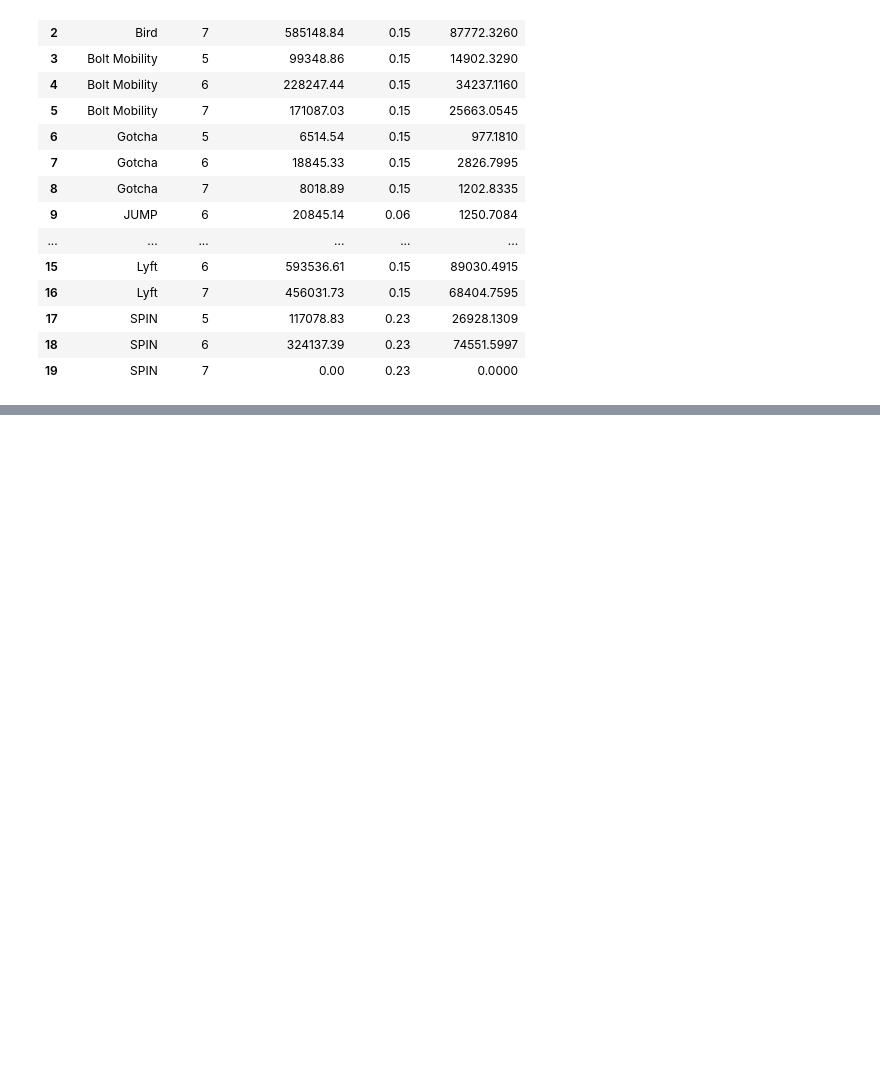
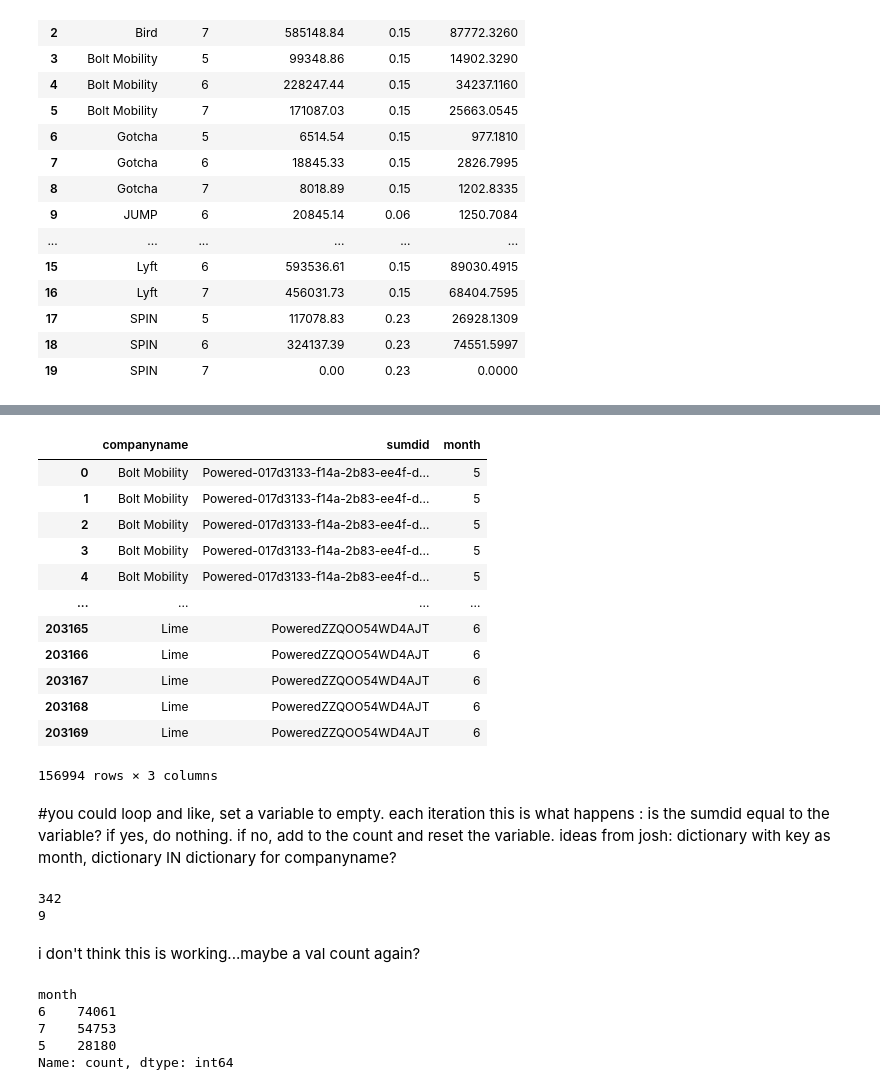
Before and after one commit to NSS-Full-Time-Data-Analytics-11/nashville-scooters-jazzy, a Jupyter notebook: notebooks/prices_trips.ipynb, the cells around one changed output, grey strips where cells are left out. Saved outputs shown, nothing was run; the diff lists cells and outputs as text; code cells hidden in the pictures; blank space fills up the shorter version.

```diff
--- a/notebooks/prices_trips.ipynb
+++ b/notebooks/prices_trips.ipynb
@@ -264,6 +264,8 @@ tripscost.head()
 | 2 | 2019-05-26 | Bolt Mobility | 0.15 | Powered-017d3133-f14a-2b83-ee4f-d... | 107.87 | 7.491% | 5 |
 | 3 | 2019-05-27 | Bolt Mobility | 0.15 | Powered-017d3133-f14a-2b83-ee4f-d... | 147.86 | 10.268% | 5 |
 | 4 | 2019-05-29 | Bolt Mobility | 0.15 | Powered-017d3133-f14a-2b83-ee4f-d... | 12.68 | 0.881% | 5 |
+# %%
+tripscost_scootcount = tripscost
 # %%
 tripscost = tripscost.drop(['date', 'sumdid', 'total_min_per_day_used', 'trip_use_per_day_percent'], axis=1)
 # %%
@@ -366,0 +389,50 @@ tripscost_grouped_month
+# %%
+tripscost_scootcount = tripscost_scootcount.drop(['date', 'min_cost', 'total_min_per_day_used', 'trip_use_per_day_percent'], axis = 1)
+# %%
+tripscost_scootcount
+# %% [output]
+|  | companyname | sumdid | month |
+| 0 | Bolt Mobility | Powered-017d3133-f14a-2b83-ee4f-d... | 5 |
+| 1 | Bolt Mobility | Powered-017d3133-f14a-2b83-ee4f-d... | 5 |
+| 2 | Bolt Mobility | Powered-017d3133-f14a-2b83-ee4f-d... | 5 |
+| 3 | Bolt Mobility | Powered-017d3133-f14a-2b83-ee4f-d... | 5 |
+| 4 | Bolt Mobility | Powered-017d3133-f14a-2b83-ee4f-d... | 5 |
+| ... | ... | ... | ... |
+| 203165 | Lime | PoweredZZQOO54WD4AJT | 6 |
+| 203166 | Lime | PoweredZZQOO54WD4AJT | 6 |
+| 203167 | Lime | PoweredZZQOO54WD4AJT | 6 |
+| 203168 | Lime | PoweredZZQOO54WD4AJT | 6 |
+| 203169 | Lime | PoweredZZQOO54WD4AJT | 6 |
+156994 rows × 3 columns
+# %% [markdown]
+#you could loop and like, set a variable to empty. each iteration this is what happens : is the sumdid equal to the variable? if yes, do nothing. if no, add to the count and reset the variable.
+ideas from josh: dictionary with key as month, dictionary IN dictionary for companyname?
+# %%
+sumdid_var = ' '
+bolt_may_count = 0
+bolt_june_count = 0
+bolt_july_count = 0
+for index, row in tripscost_scootcount.iterrows():
+    if row.companyname == 'Bolt Mobility' and row.month == 5:
+        if row.sumdid != sumdid_var:
+            bolt_may_count +=1
+            sumdid_var = row.sumdid
+    elif row.companyname == 'Bolt Mobility' and row.month == 6:
+        if row.sumdid != sumdid_var:
+            bolt_june_count +=1
+            sumdid_var = row.sumdid
+print(bolt_may_count)
+print(bolt_june_count)
+# %% [output]
+342
+9
+# %% [markdown]
+i don't think this is working...maybe a val count again?
+# %%
+tripscost_scootcount.month.value_counts()
+# %% [output]
+month
+6    74061
+7    54753
+5    28180
+Name: count, dtype: int64
```
Also changed, not shown: parts of 23 cells of this notebook, 2 other files.
